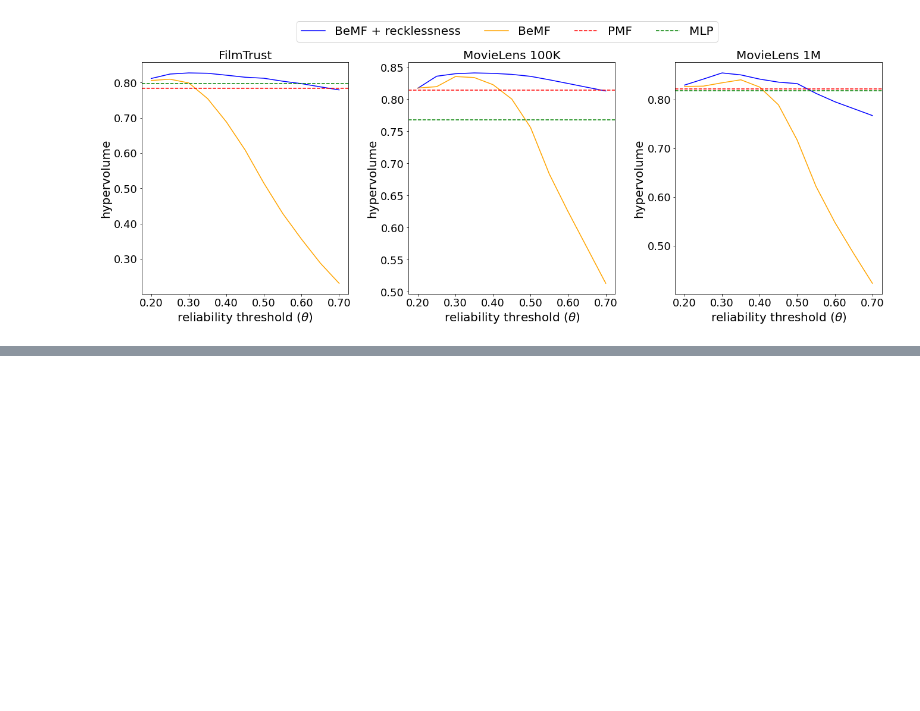
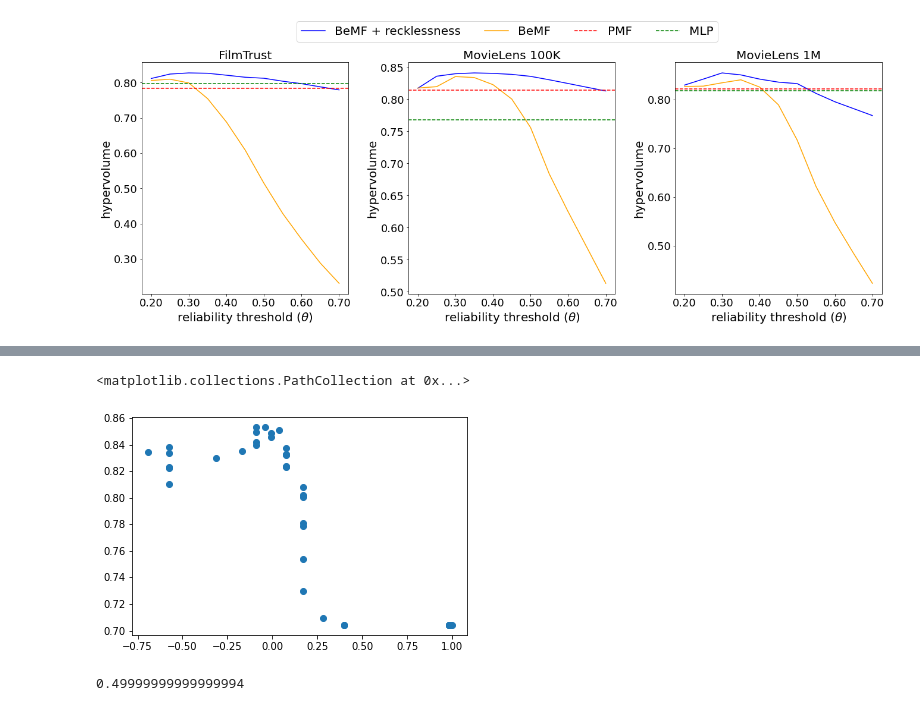
Before and after one commit to KNODIS-Research-Group/recklessness-regularization, a Jupyter notebook: figs-generator.ipynb, the cells around one changed output, grey strips where cells are left out. Saved outputs shown, nothing was run; the diff lists cells and outputs as text; code cells hidden in the pictures; blank space fills up the shorter version.

```diff
--- a/figs-generator.ipynb
+++ b/figs-generator.ipynb
@@ -270,0 +422,13 @@ plt.savefig('figures/hv.png', dpi=300, bbox_inches='tight')
+# %%
+df = pd.read_csv('./results/ml100k-test-split-error.csv', sep=';')
+
+dfr = df[df['reliability'] == 0.1]
+
+plt.scatter(dfr['val'], dfr['map'])
+# %% [output]
+<matplotlib.collections.PathCollection at 0x...>
+[figure, added]
+# %%
+(max_reliability - min_reliability)
+# %% [output]
+0.49999999999999994
```
Also changed, not shown: parts of 3 cells of this notebook, 7 other files.
